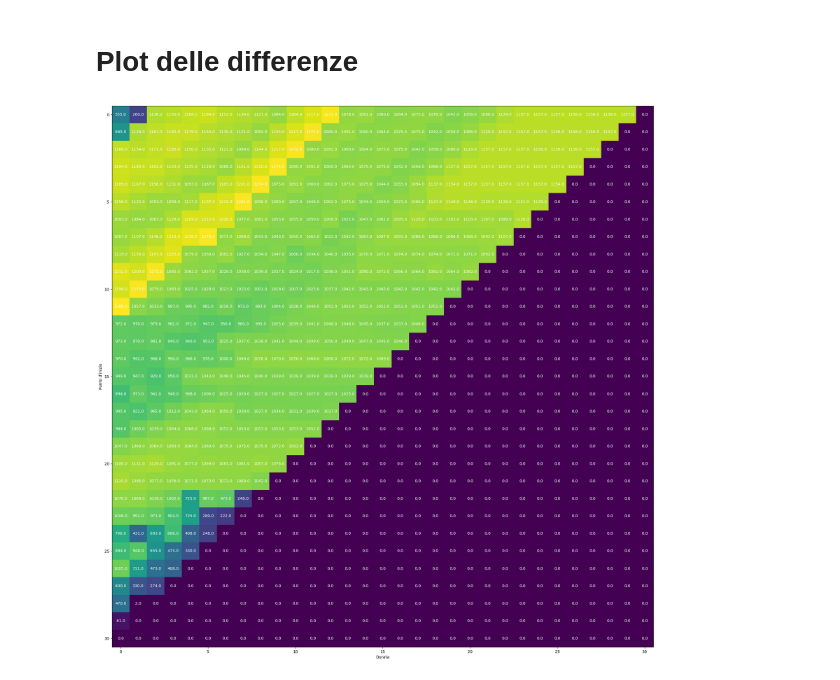
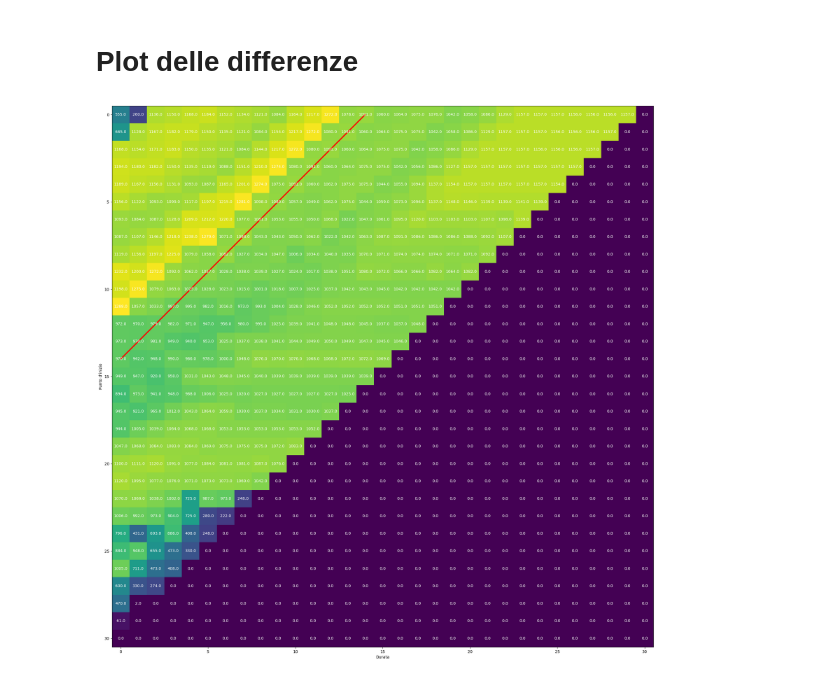
Before and after one commit to Simone-Scalella/BigDataProject, a Jupyter notebook: boxplot.ipynb, the cells around one changed output. Drawn from its saved outputs; the diff is of its cells as text; code cells hidden in the pictures.

```diff
--- a/boxplot.ipynb
+++ b/boxplot.ipynb
@@ -151,19 +151,22 @@ for a in range(x_bound):
 # %%
 # Andiamo a stampare le deviazioni standard di tutti i cluster
 
 fig, ax = plt.subplots()
 image = ax.imshow(difference_min_max_3[:,:,0])
 plt.xlabel("Durata")
 plt.ylabel("Punto d'inizio")
+line_start = [0, np.floor(71/5)]
+line_end = [np.floor(71/5), 0]
+plt.plot(line_start, line_end, color="red", linewidth=3)
 fig.set_size_inches(25,25)
 for i in range(0,difference_min_max_3.shape[0]):
     for j in range(0,difference_min_max_3.shape[1]):
         c = np.round(difference_min_max_3[i,j,0],decimals=0)
         c1 = np.round(difference_min_max_3[i,j,1])
         ax.text(j, i, str(c), va='center', ha='center',color= 'white')
         #ax.text(j,(i+0.25),str(c1),va='center', ha='center',color= 'white')
 # %% [output]
-[figure, old version]
+[figure, new version]
 # %%
 # Andiamo a stampare le deviazioni standard di tutti i cluster
 
```
Also changed, not shown: parts of 3 cells of this notebook, 2 other files.
